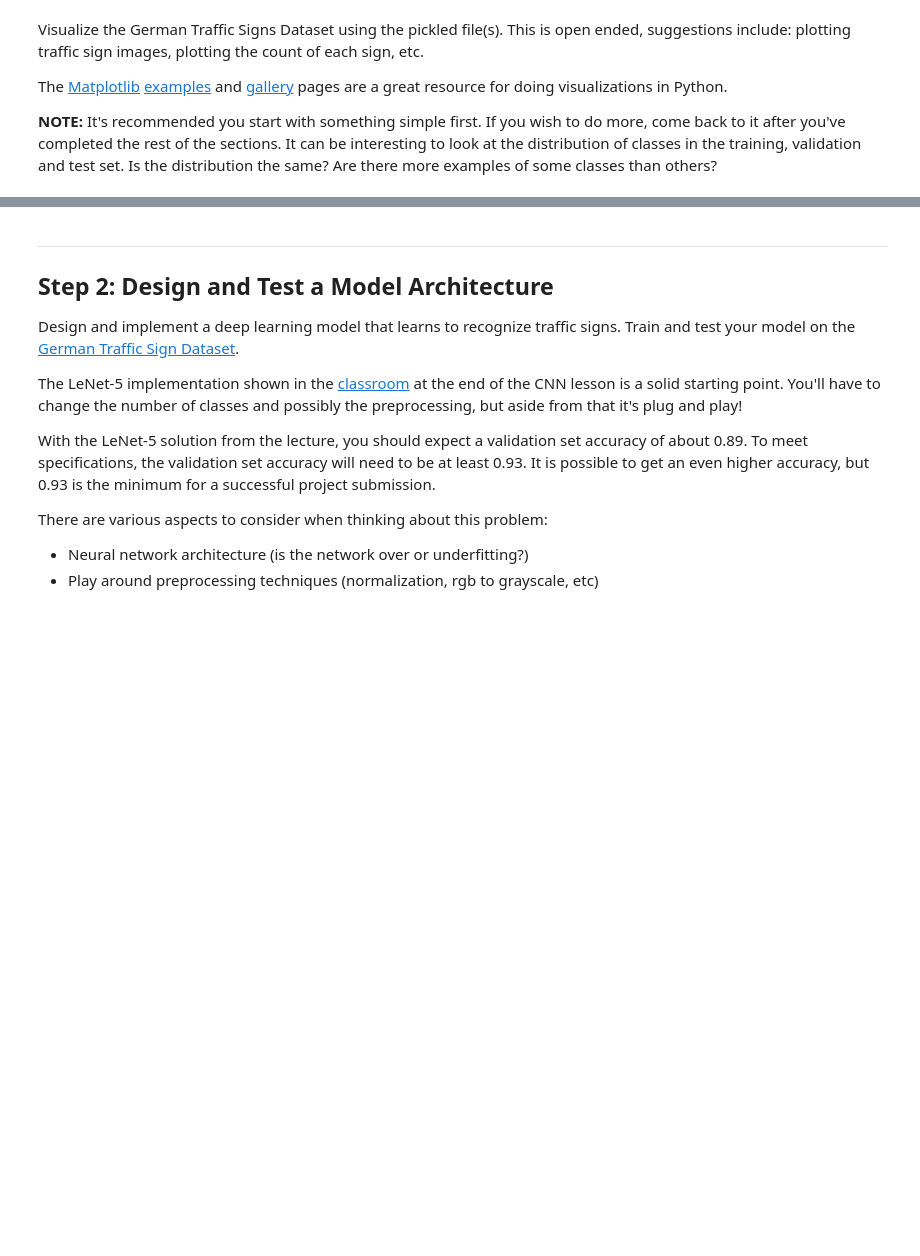
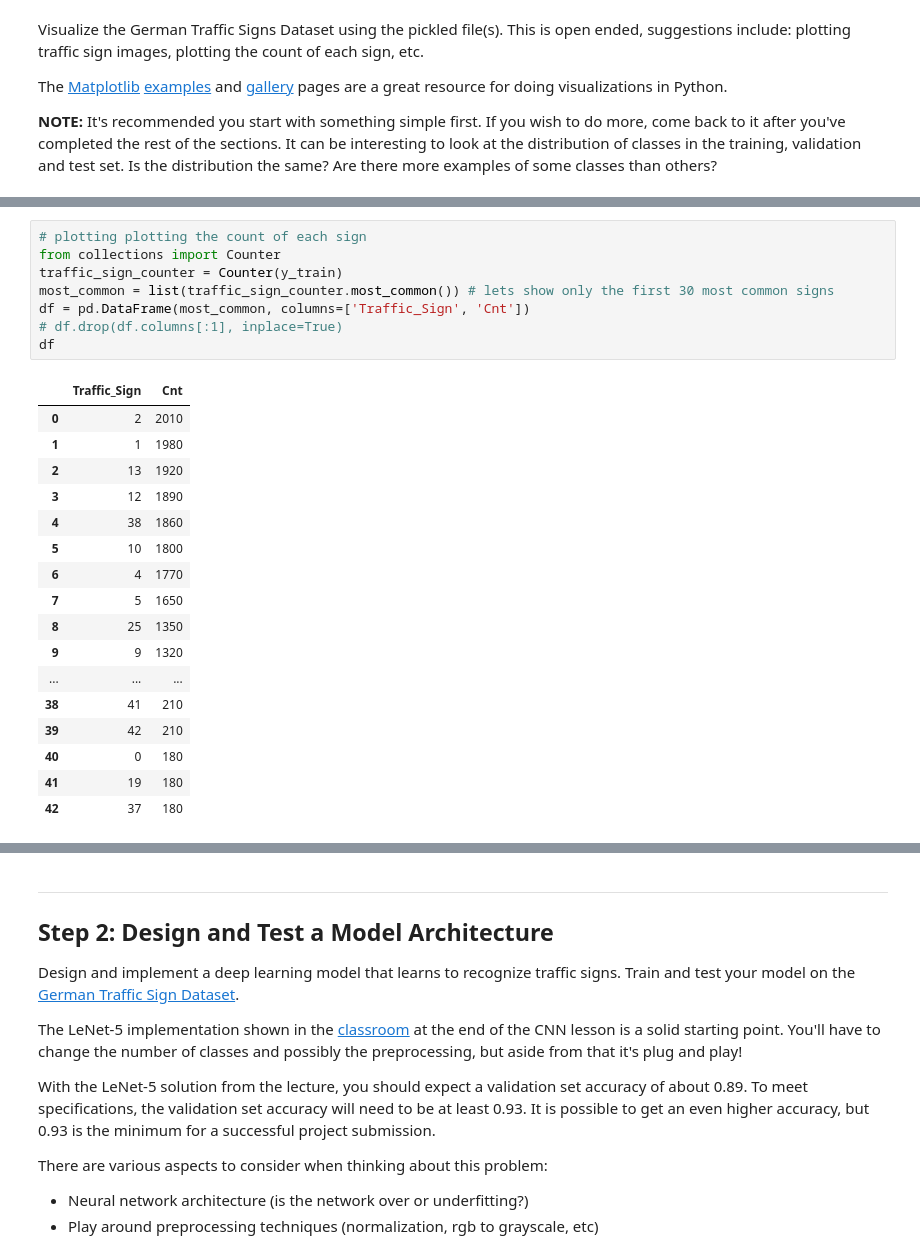
Before and after one commit to sbatururimi/Traffic-Sign-Classifier, a Jupyter notebook: Traffic_Sign_Classifier.ipynb, the cells around one changed output, grey strips where cells are left out. Cells and saved outputs as stored; diff of their text form; blank space fills up the shorter version.

```diff
--- a/Traffic_Sign_Classifier.ipynb
+++ b/Traffic_Sign_Classifier.ipynb
@@ -101,0 +171,26 @@ import matplotlib.pyplot as plt
+# %%
+# plotting plotting the count of each sign
+from collections import Counter
+traffic_sign_counter = Counter(y_train)
+most_common = list(traffic_sign_counter.most_common()) # lets show only the first 30 most common signs
+df = pd.DataFrame(most_common, columns=['Traffic_Sign', 'Cnt'])
+# df.drop(df.columns[:1], inplace=True)
+df
+# %% [output]
+|  | Traffic_Sign | Cnt |
+| 0 | 2 | 2010 |
+| 1 | 1 | 1980 |
+| 2 | 13 | 1920 |
+| 3 | 12 | 1890 |
+| 4 | 38 | 1860 |
+| 5 | 10 | 1800 |
+| 6 | 4 | 1770 |
+| 7 | 5 | 1650 |
+| 8 | 25 | 1350 |
+| 9 | 9 | 1320 |
+| ... | ... | ... |
+| 38 | 41 | 210 |
+| 39 | 42 | 210 |
+| 40 | 0 | 180 |
+| 41 | 19 | 180 |
+| 42 | 37 | 180 |
```
Also changed, not shown: parts of 10 cells of this notebook.
